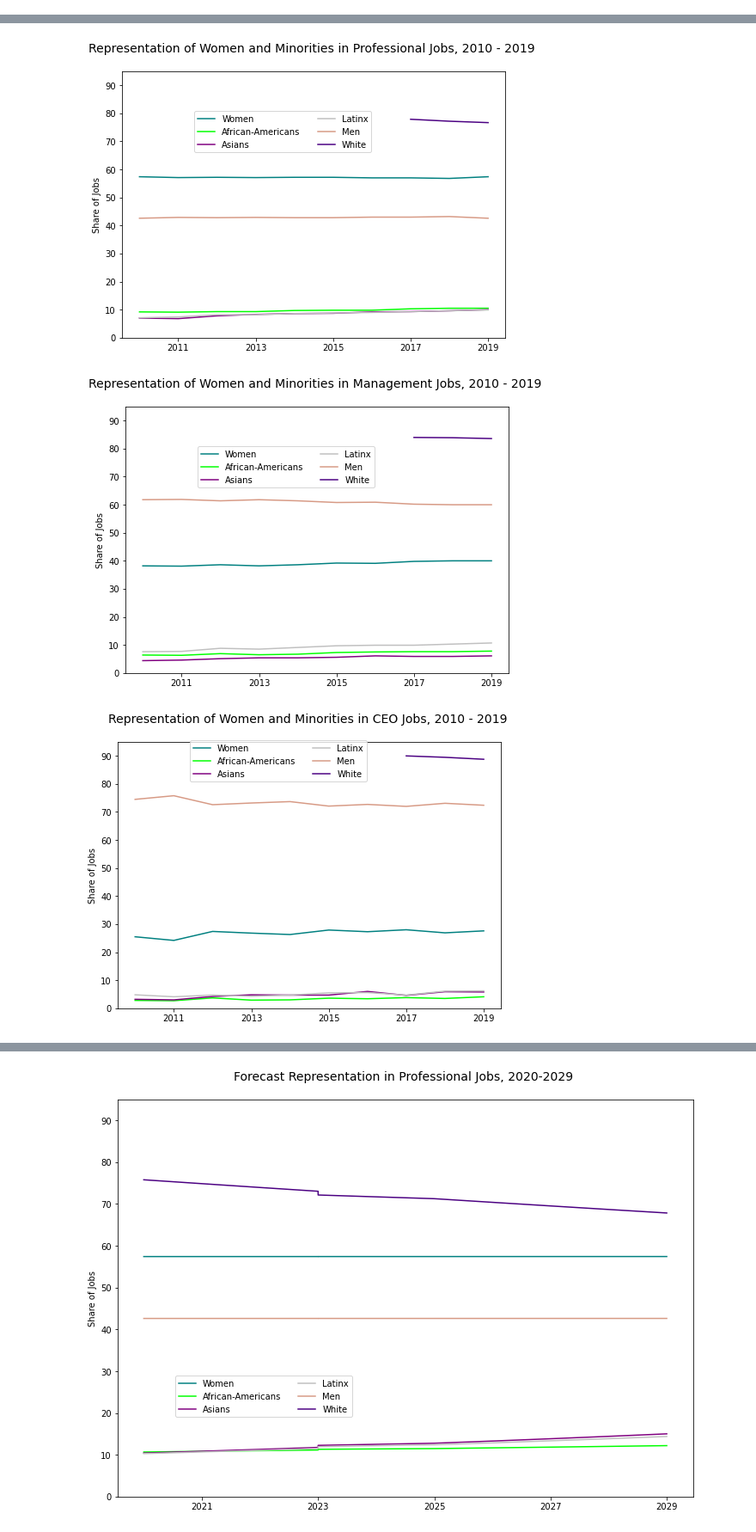
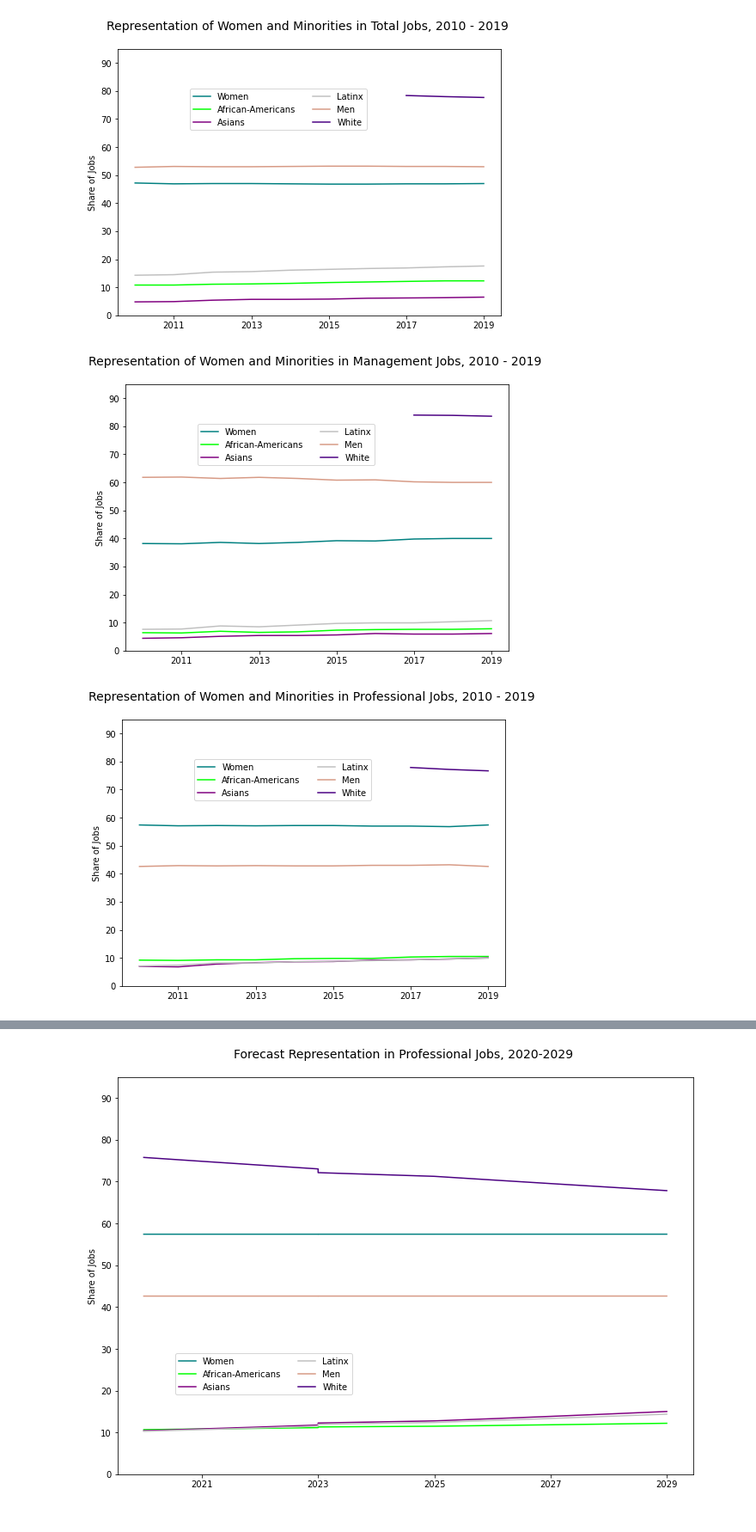
Before and after one commit to mfineman/Race-Gender-Analysis, a Jupyter notebook: BLS_Project.ipynb, the cells around one changed output, grey strips where cells are left out. Shown at 86% size. Saved outputs shown, nothing was run; the diff lists cells and outputs as text; code cells hidden in the pictures.

```diff
--- a/BLS_Project.ipynb
+++ b/BLS_Project.ipynb
@@ -137,35 +116,42 @@ Latinx slope = 0.3, intercept = 6.99, rvalue = 0.99, pvalue = 0.0, stderr = 0.02
 # %%
 colors = ["#d79a85","teal","lime","purple","silver","indigo"]
-def graph(df1,df2,df3,df4,df5,df6,column,level):
+# def graph(df1,df2,df3,df4,df5,df6,column,level):
+columns = ["Total, 16 years and over","Management Occupations","Professional Occupations", "Chief Executives"]
+for column in columns:
+    level=column.replace(',','').split()[0]
     plt.figure(figsize=[8,5.7])
     # line 1 points
     x1 = np.array([2010, 2011,2012,2013,2014,2015,2016,2017,2018,2019])
-    y1 = df1[column]
+    y1 = women_df[column]
     x_axis = x1
     # plotting the line 1 points
     plt.plot(x1, y1, label = "Women", color=colors[1])
     # line 2 points
     x2 = [2010, 2011,2012,2013,2014,2015,2016,2017,2018,2019]
-    y2 = df2[column]
+    y2 = black_df[column]
     plt.plot(x2, y2, label = "African-Americans", color=colors[2])
     x3 = [2010, 2011,2012,2013,2014,2015,2016,2017,2018,2019]
-    y3 = df3[column]
+    y3 = asian_df[column]
     plt.plot(x3, y3, label = "Asians", color=colors[3])
     x4 = [2010, 2011,2012,2013,2014,2015,2016,2017,2018,2019]
-    y4 = df4[column]
+    y4 = latinx_df[column]
     plt.plot(x4, y4, label = "Latinx", color=colors[4])
     x5 = [2010, 2011,2012,2013,2014,2015,2016,2017,2018,2019]
-    y5 = df5[column]
+    y5 = men_df[column]
     plt.plot(x5, y5, label = "Men", color=colors[0])
     x6 = [2017,2018,2019]
-    y6 = df6[column]
+    y6 = white_df[column]
     plt.plot(x6, y6, label = "White", color=colors[5])
 
     plt.legend(bbox_to_anchor=(.65, .85),ncol=2,  borderaxespad=0.)
     plt.ylabel('Share of Jobs')
     plt.ylim(0,95)
     plt.yticks(np.arange(0,100,10))
     plt.title(f'Representation of Women and Minorities in {level} Jobs, 2010 - 2019 \n', fontsize=14)
     plt.xticks(np.arange(2011,2021,2))
 
     plt.savefig(f"Images/{level}_ten_year_graph.png")
+# %% [output]
+[figure, added]
+[figure, added]
+[figure, added]
@@ -172,12 +158,0 @@ def graph(df1,df2,df3,df4,df5,df6,column,level):
-# %%
-graph(women_df,black_df,asian_df,latinx_df,men_df,white_df,'Professional Occupations', 'Professional'  )
-# %% [output]
-[figure, removed]
-# %%
-graph(women_df,black_df,asian_df,latinx_df,men_df,white_df,'Management Occupations', 'Management')
-# %% [output]
-[figure, removed]
-# %%
-graph(women_df,black_df,asian_df,latinx_df,men_df,white_df,'Chief Executives', 'CEO'  )
-# %% [output]
-[figure, removed]
```
Also changed, not shown: parts of 33 cells of this notebook.
